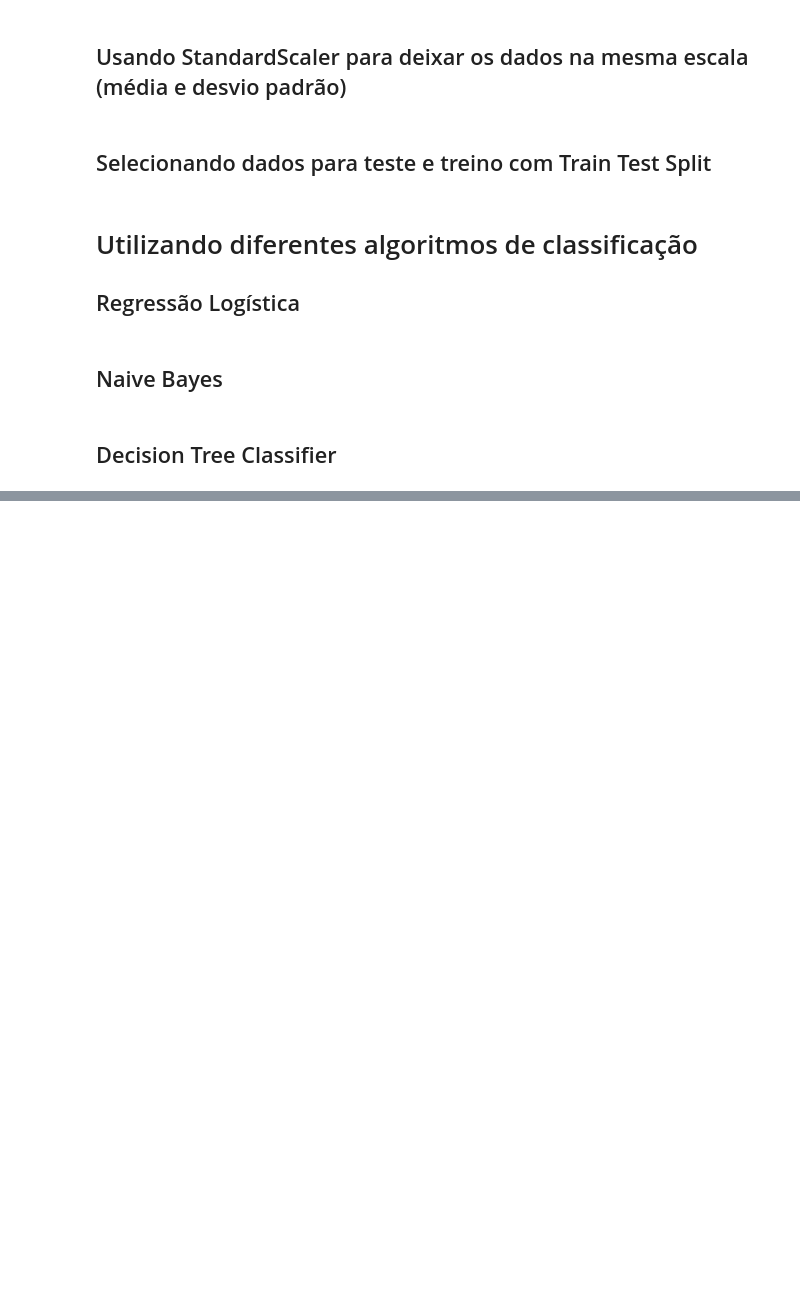
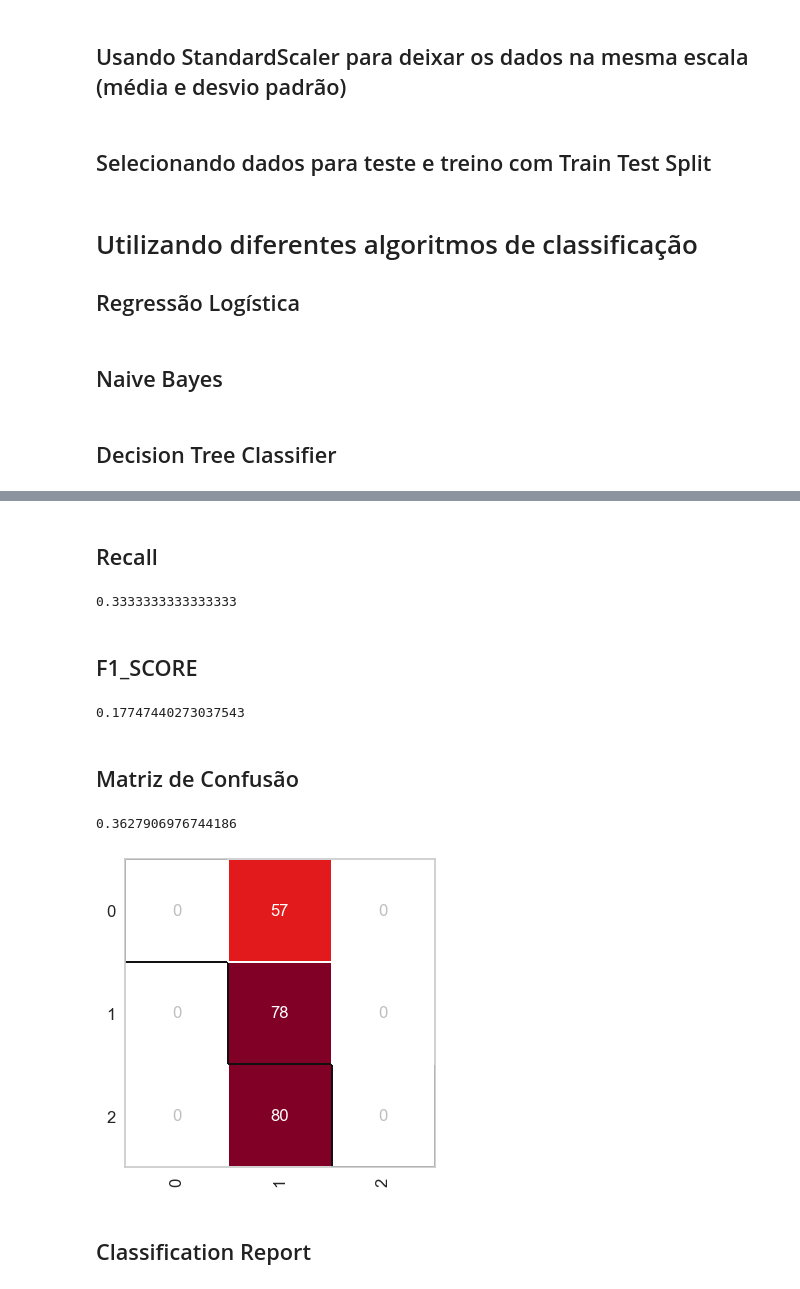
Before and after one commit to jheni1e/IA-Machine-Learning, a Jupyter notebook: 07. Logistic Regression.ipynb, the cells around one changed output, grey strips where cells are left out. Cells and saved outputs as stored; diff of their text form; code cells hidden in the pictures; blank space fills up the shorter version.

Commit message:
metrics added

```diff
--- a/07. Logistic Regression.ipynb
+++ b/07. Logistic Regression.ipynb
@@ -122,0 +148,35 @@ plt.show()
+# %% [markdown]
+## Recall
+# %%
+from sklearn.metrics import recall_score
+
+pred = model.predict(x_test)
+recall = recall_score(y_test, pred, average='macro')
+recall
+# %% [output]
+0.3333333333333333
+# %% [markdown]
+## F1_SCORE
+# %%
+from sklearn.metrics import f1_score
+
+pred = model.predict(x_test)
+f1 = f1_score(y_test, pred, average='macro')
+f1
+# %% [output]
+0.17747440273037543
+# %% [markdown]
+## Matriz de Confusão
+# %%
+from yellowbrick.classifier import ConfusionMatrix
+plt.figure(figsize=(4,4))
+
+pred = model.predict(x_test)
+cm = ConfusionMatrix(model)
+cm.fit(x_train, y_train)
+cm.score(x_test, y_test)
+# %% [output]
+0.3627906976744186
+[figure, added]
+# %% [markdown]
+## Classification Report
```
Also changed, not shown: parts of 7 cells of this notebook.
